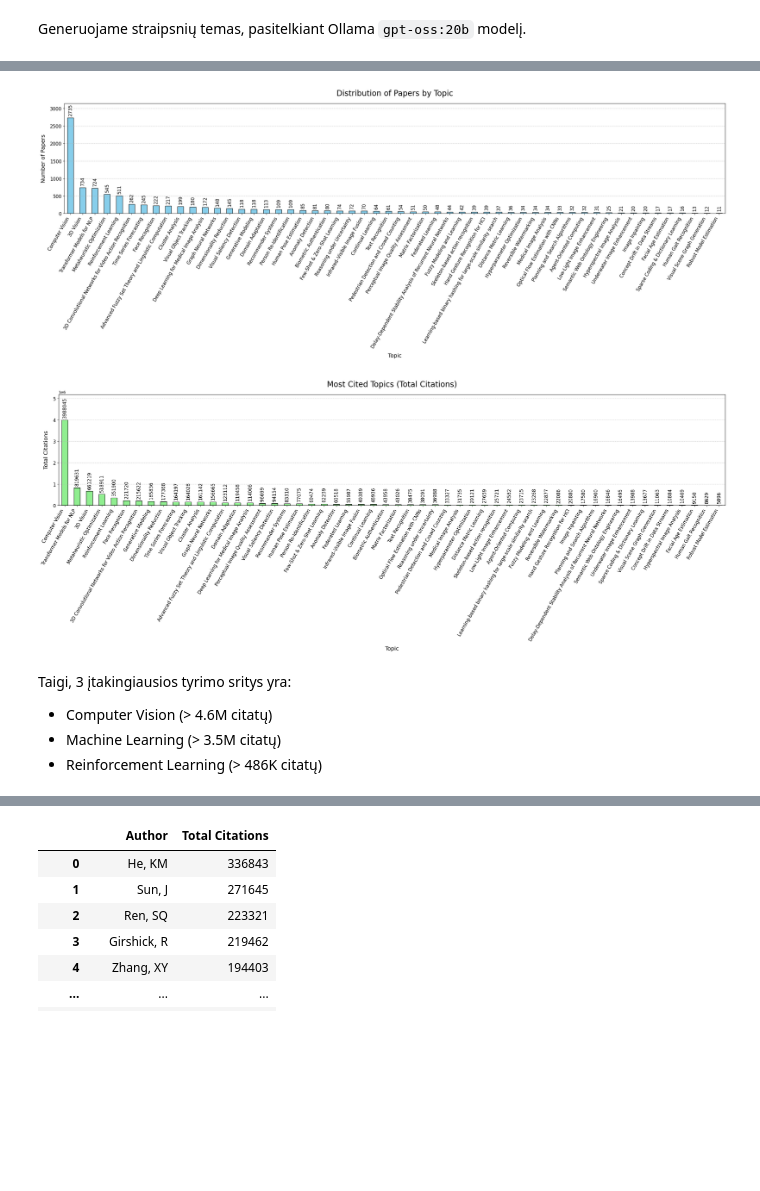
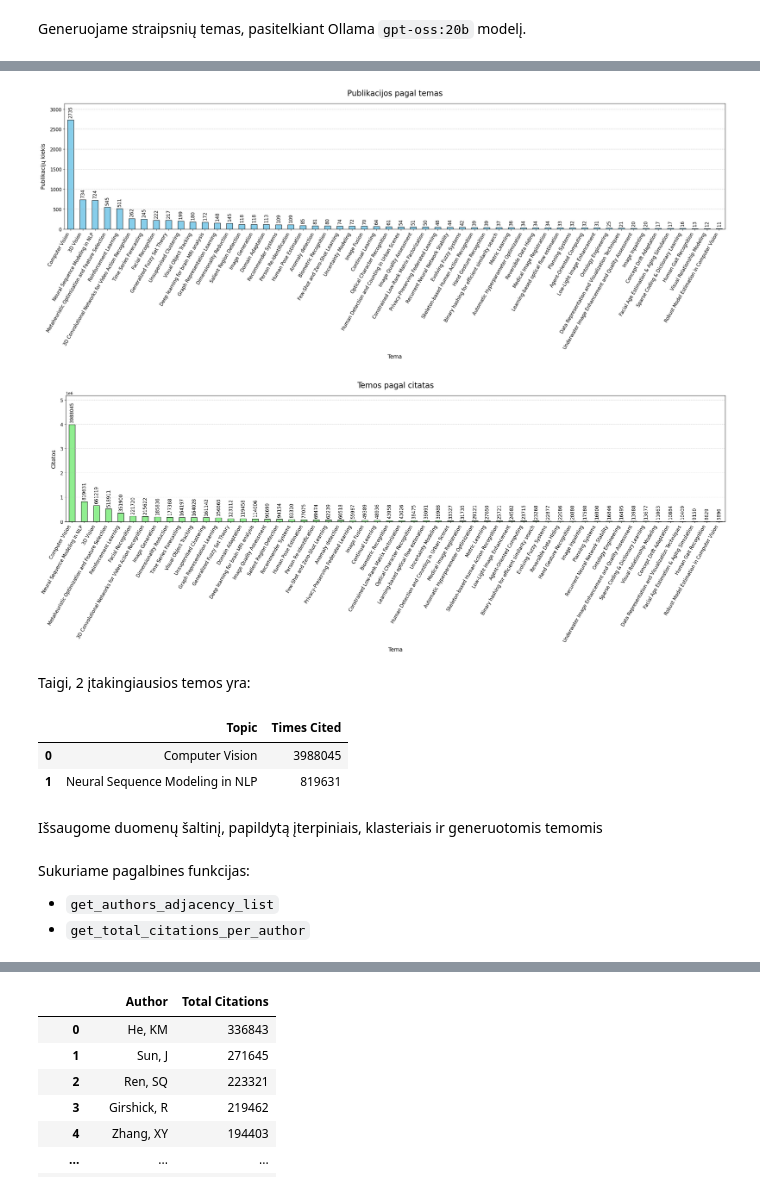
Before and after one commit to mgrybe/social-media-analytics, a Jupyter notebook: preprocessing.ipynb, the cells around one changed output, grey strips where cells are left out. Cells and saved outputs as stored; diff of their text form; code cells hidden in the pictures; blank space fills up the shorter version.

```diff
--- a/preprocessing.ipynb
+++ b/preprocessing.ipynb
@@ -160,7 +151,7 @@ from umap import UMAP
 from sklearn.decomposition import PCA
 import numpy as np
 
-X = df['Text Embedding']
+X = df['Embedding']
 X_mat = np.vstack(X.values).astype(np.float32)
 
 # UMAP
@@ -199,16 +190,16 @@ X_projected = X_projected.astype(np.float64)
 
 clusterer = HDBSCAN(
     min_cluster_size=10,
-    min_samples=10,                     # tweak to reduce outliers
+    min_samples=10,                    # tweak to reduce outliers
     metric='cosine',
     algorithm='generic',               # <— key fix for cosine
     cluster_selection_epsilon=0.0001,
     cluster_selection_method='eom'
 )
 labels = clusterer.fit_predict(X_projected)
-df2 = df.copy()
-df2['Cluster'] = labels
-df2 = df2[df2['Cluster'] != -1]
-#df = df[['Article Title', 'Abstract', 'Authors', 'Times Cited, All Databases', 'Text For Embedding', 'Cluster']]
-df2
+
+df = df.copy()
+df['Cluster'] = labels
+df = df[df['Cluster'] != -1]
+df[['Article Title', 'Times Cited', 'Cluster']]
 # %% [output]
@@ -228,9 +219,9 @@ df2
 # %% [markdown]
 2D diagrama, naudojant spalvinimą, leidžiantį pamatyti klasterius.
 # %%
-df = df2
+#df = df2
 
-X = df['Text Embedding']
+X = df['Embedding']
 X_mat = np.vstack(X.values).astype(np.float32)
 
 umap = UMAP(n_neighbors=15, min_dist=0.1, n_components=2, metric='cosine', random_state=42, n_jobs=1)
@@ -270,21 +243,18 @@ def define_topic(texts):
     r = ollama.chat(model='gpt-oss:20b', messages=[{"role": "user", "content": summary_prompt}])
     return r['message']['content'].strip()
 
-sampled = df.groupby("Cluster", group_keys=False).apply(lambda x: x.sort_values("Times Cited, All Databases", ascending=False).head(5))
+sampled = df.groupby("Cluster", group_keys=False).apply(lambda x: x.sort_values("Times Cited", ascending=False).head(5))
 
 cluster_labels = []
 for cluster_id, group_df in sampled.groupby("Cluster"):
-    topic_label = define_topic(group_df['Text For Embedding'].tolist())
+    topic_label = define_topic(group_df['Abstract'].tolist())
     print(f"Cluster {cluster_id}: {topic_label}")
     cluster_labels.append((cluster_id, topic_label))
-
-# for cluster_id, topic_label in cluster_labels:
-#     print(f"{cluster_id}: {topic_label}")
 
 cluster_labels_cleaned = [(cid, label.strip()) for cid, label in cluster_labels]
 cluster_to_label = dict(cluster_labels_cleaned)
 
 # Map cluster IDs to topic labels
 df['Topic'] = df['Cluster'].map(cluster_to_label)
-df
+df[['Article Title', 'Times Cited', 'Cluster', 'Topic']]
 # %% [output]
@@ -337,9 +307,9 @@ ax.bar_label(ax.containers[0], fontsize=12, padding=5, rotation=90, fmt='%.0f')
 plt.ylim(0, topic_counts.max() * 1.15)
 
 # Add labels and title with larger fonts
-plt.title('Distribution of Papers by Topic', fontsize=20, pad=20)
-plt.xlabel('Topic', fontsize=14, labelpad=10)
-plt.ylabel('Number of Papers', fontsize=14, labelpad=10)
+plt.title('Publikacijos pagal temas', fontsize=20, pad=20)
+plt.xlabel('Tema', fontsize=14, labelpad=10)
+plt.ylabel('Publikacijų kiekis', fontsize=14, labelpad=10)
 
 # Rotate x-tick labels and increase font size
 plt.xticks(rotation=60, ha='right', fontsize=12)
@@ -354,51 +324,60 @@ plt.tight_layout()
 # Show plot
 plt.show()
 # %% [output]
-[figure, old version]
+[figure, new version]
 # %%
 import matplotlib.pyplot as plt
 
 # Aggregate citations by topic and sort descending
-topic_citations = df.groupby('Topic')['Times Cited, All Databases'].sum().sort_values(ascending=False)
+topic_citations = df.groupby('Topic')['Times Cited'].sum().sort_values(ascending=False)
 
 # Bigger figure
 plt.figure(figsize=(25, 10))
 
 # Plot bar chart
 ax = topic_citations.plot(kind='bar', color='lightgreen', edgecolor='black')
 
 # Add vertical value labels with full integer formatting
 ax.bar_label(ax.containers[0], fontsize=12, padding=5, rotation=90, fmt='%.0f')
 
 # Set y-axis limit to be 15% higher than the max value to fit labels
 plt.ylim(0, topic_citations.max() * 1.3)
 
 # Add labels and title with larger fonts
-plt.title('Most Cited Topics (Total Citations)', fontsize=20, pad=20)
-plt.xlabel('Topic', fontsize=14, labelpad=10)
-plt.ylabel('Total Citations', fontsize=14, labelpad=10)
+plt.title('Temos pagal citatas', fontsize=20, pad=20)
+plt.xlabel('Tema', fontsize=14, labelpad=10)
+plt.ylabel('Citatos', fontsize=14, labelpad=10)
 
 # Rotate x-tick labels and increase font size
 plt.xticks(rotation=60, ha='right', fontsize=12)
 plt.yticks(fontsize=12)
 
 # Add gridlines for readability
 plt.grid(axis='y', linestyle='--', alpha=0.7)
 
 # Tight layout for better spacing
 plt.tight_layout()
 
 # Show plot
 plt.show()
 # %% [output]
-[figure, old version]
+[figure, new version]
 # %% [markdown]
-Taigi, 3 įtakingiausios tyrimo sritys yra:
-- Computer Vision (> 4.6M citatų)
-- Machine Learning (> 3.5M citatų)
-- Reinforcement Learning (> 486K citatų)
+Taigi, 2 įtakingiausios temos yra:
+# %%
+df.groupby('Topic')['Times Cited'].sum().sort_values(ascending=False).head(2).reset_index()
+# %% [output]
+|  | Topic | Times Cited |
+| 0 | Computer Vision | 3988045 |
+| 1 | Neural Sequence Modeling in NLP | 819631 |
+# %% [markdown]
+Išsaugome duomenų šaltinį, papildytą įterpiniais, klasteriais ir generuotomis temomis
 # %%
 df.to_csv('./dataset/generated/papers_clustered.csv', index=False, sep=',')
+# %% [markdown]
+Sukuriame pagalbines funkcijas:
+- `get_authors_adjacency_list`
+- `get_total_citations_per_author`
 # %%
 from collections import defaultdict
 
```
Also changed, not shown: parts of 18 cells of this notebook, 6 other files.
